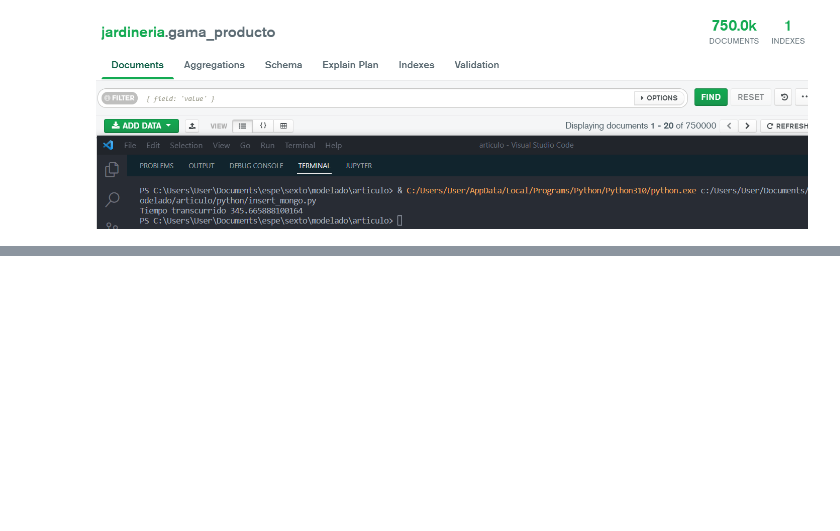
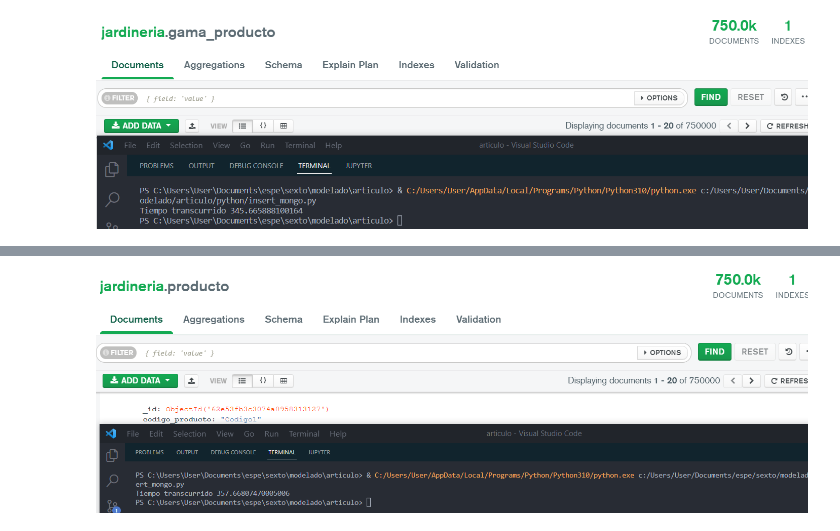
Before and after one commit to SolorzanoBryan/insertion_massive_data_mongo, a Jupyter notebook: insertion_massive_data_mongo.ipynb, the cells around one changed output, grey strips where cells are left out. Cells and saved outputs as stored; diff of their text form; code cells hidden in the pictures; blank space fills up the shorter version.

```diff
--- a/insertion_massive_data_mongo.ipynb
+++ b/insertion_massive_data_mongo.ipynb
@@ -104,0 +155,4 @@ print(f"Tiempo transcurrido {end - start}") # 604.98098 msc
+# %%
+Image(filename='img/result_producto.png')
+# %% [output]
+[figure, added]
```
Also changed, not shown: parts of 10 cells of this notebook.
